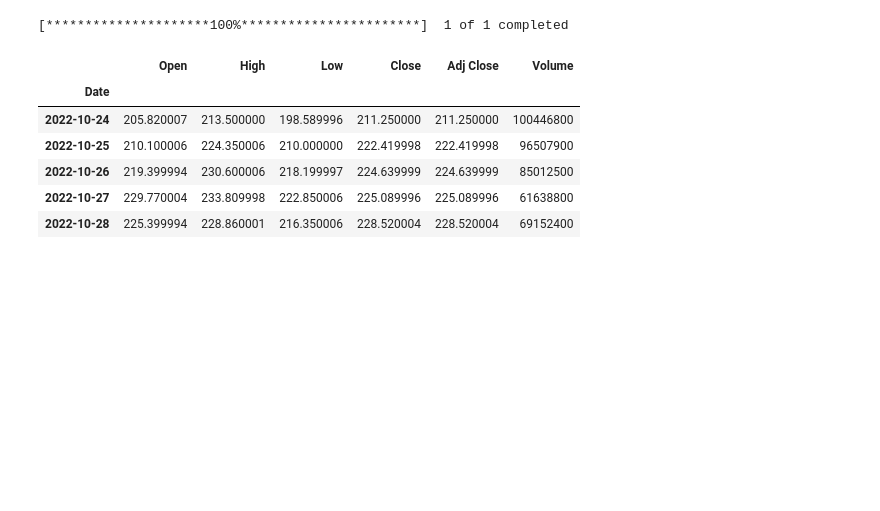
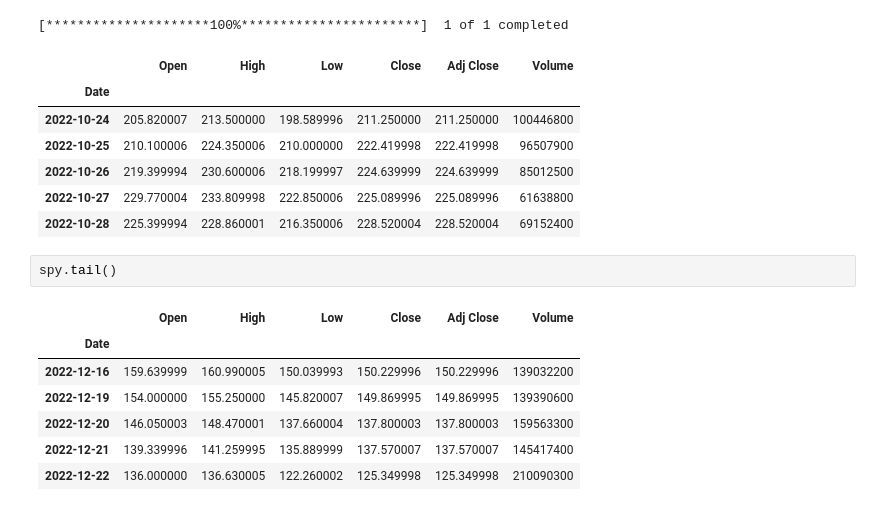
Before and after one commit to chwasiq0569/EDA-on-Time-Series-Data-, a Jupyter notebook: time-series-eda.ipynb, the cells around one changed output. Cells and saved outputs as stored; diff of their text form; blank space fills up the shorter version.

```diff
--- a/time-series-eda.ipynb
+++ b/time-series-eda.ipynb
@@ -79,3 +79,13 @@ spy.head()
 | 2022-10-26 | 219.399994 | 230.600006 | 218.199997 | 224.639999 | 224.639999 | 85012500 |
 | 2022-10-27 | 229.770004 | 233.809998 | 222.850006 | 225.089996 | 225.089996 | 61638800 |
 | 2022-10-28 | 225.399994 | 228.860001 | 216.350006 | 228.520004 | 228.520004 | 69152400 |
+# %%
+spy.tail()
+# %% [output]
+|  | Open | High | Low | Close | Adj Close | Volume |
+| Date |  |  |  |  |  |  |
+| 2022-12-16 | 159.639999 | 160.990005 | 150.039993 | 150.229996 | 150.229996 | 139032200 |
+| 2022-12-19 | 154.000000 | 155.250000 | 145.820007 | 149.869995 | 149.869995 | 139390600 |
+| 2022-12-20 | 146.050003 | 148.470001 | 137.660004 | 137.800003 | 137.800003 | 159563300 |
+| 2022-12-21 | 139.339996 | 141.259995 | 135.889999 | 137.570007 | 137.570007 | 145417400 |
+| 2022-12-22 | 136.000000 | 136.630005 | 122.260002 | 125.349998 | 125.349998 | 210090300 |
```
Also changed, not shown: parts of 2 cells of this notebook.
